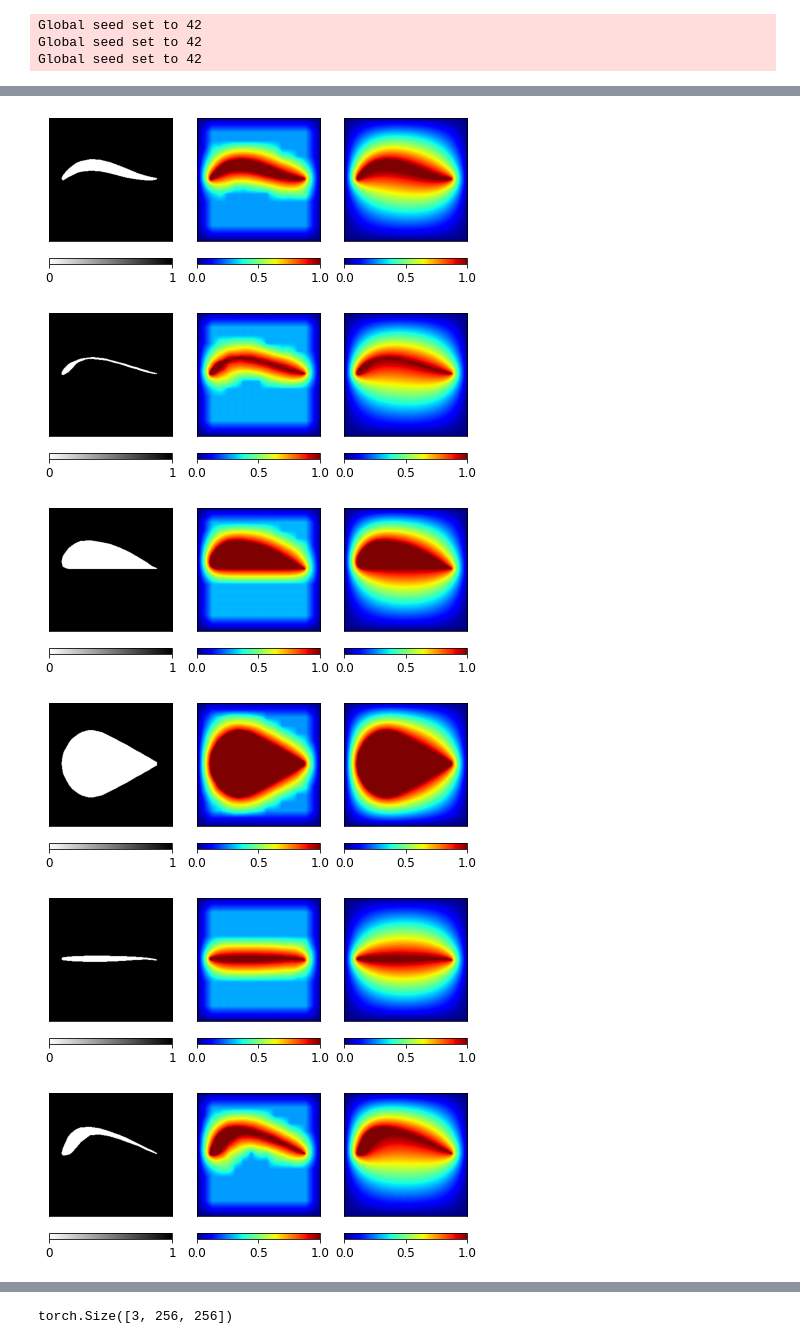
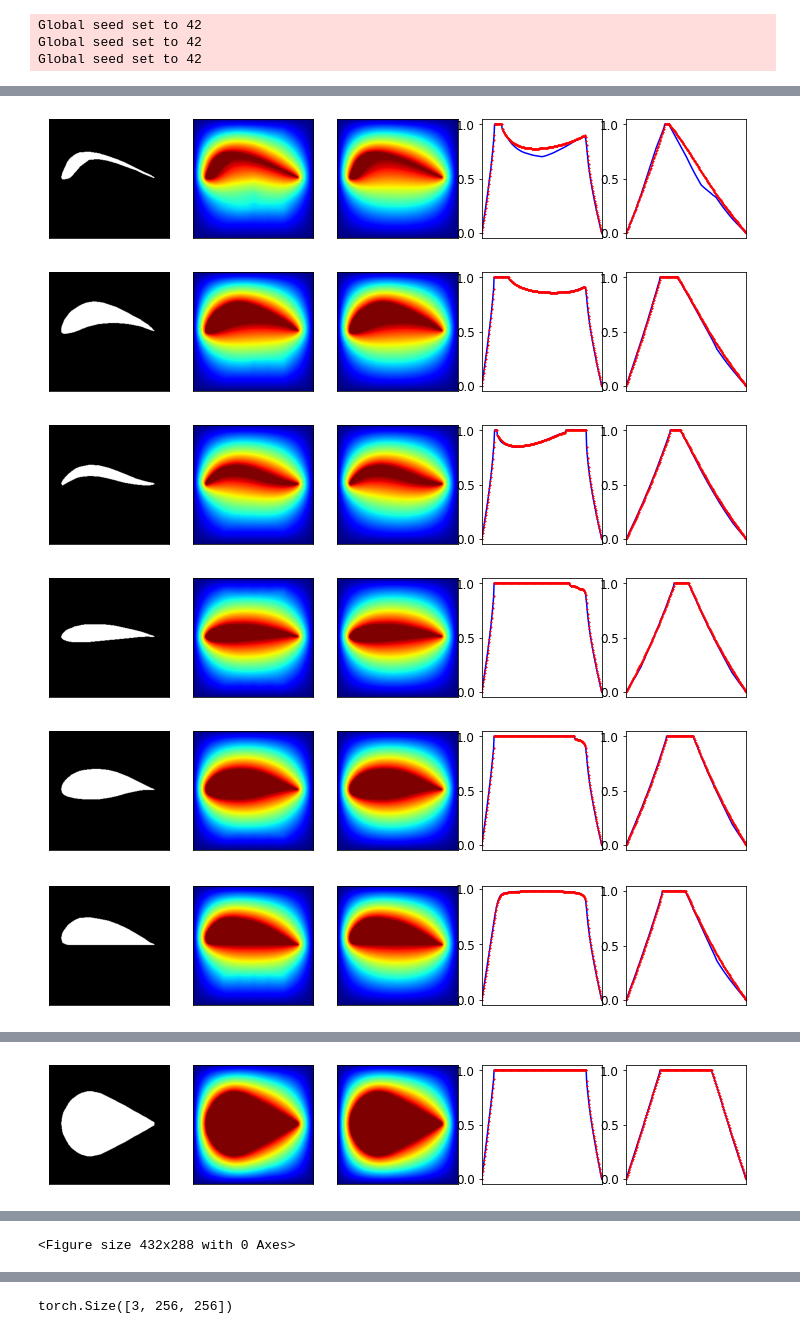
Before and after one commit to adityabalu/DiffNet, a Jupyter notebook: examples/poisson/parametric/q1_complex_immersed_background.ipynb, the cells around one changed output, grey strips where cells are left out. Saved outputs shown, nothing was run; the diff lists cells and outputs as text; code cells hidden in the pictures.

```diff
--- a/examples/poisson/parametric/q1_complex_immersed_background.ipynb
+++ b/examples/poisson/parametric/q1_complex_immersed_background.ipynb
@@ -118,8 +118,14 @@ def query_plot_contours_and_save_SINGLEROW(dirpath,nu,f,u, saveid=None):
     # plt.close('all')
     plt.show()
 # %%
-dirname = './complex_immersed_background/version_29/selected_query_inputs'
-case_dir = './complex_immersed_background/version_29'
+# dirname = './complex_immersed_background/version_27/selected_query_inputs'
+# case_dir = './complex_immersed_background/version_27'
+# dirname = './complex_immersed_background/version_29/selected_query_inputs'
+# case_dir = './complex_immersed_background/version_29'
+# dirname = './complex_immersed_background/version_58/selected_query_inputs'
+# case_dir = './complex_immersed_background/version_58'
+dirname = './complex_immersed_background/version_59/selected_query_inputs'
+case_dir = './complex_immersed_background/version_59'
 query_out_path = os.path.join(case_dir, 'selected_query_outputs')
 if not os.path.exists(query_out_path):
     os.makedirs(query_out_path)
@@ -410,41 +395,53 @@ on_before_accelerator_backend_setup     |  7.6829e-06           |1
 # %%
 for i in range(nsample):
     # core query code
     nu = nu_par_list[i]
     u_par = u_par_list[i]
     u_single = u_single_list[i]
 
     # plotting
     num_query = 1
     plt_num_row = num_query
-    plt_num_col = 3
-    fig, axs = plt.subplots(plt_num_row, plt_num_col, figsize=(2.5*plt_num_col,3*plt_num_row),
-                        subplot_kw={'aspect': 'auto'}, sharex=True, sharey=True, squeeze=True)
+    plt_num_col = 5
+    fig, axs = plt.subplots(plt_num_row, plt_num_col, figsize=(2.5*plt_num_col,2.2*plt_num_row),
+                        subplot_kw={'aspect': 'auto'}, sharex=True, sharey=False, squeeze=True)
 #     fig, axs = plt.subplots(plt_num_row, plt_num_col, figsize=(2*plt_num_col,2*plt_num_row),
 #                         subplot_kw={'aspect': 'auto'},sharey=True)
     #fig.tight_layout()
-    for ax in axs:
-        ax.set_xticks([])
-        ax.set_yticks([])
+#     for ax in axs:
+#         ax.set_xticks([])
+#         ax.set_yticks([])
+    for i in range(3):
+            axs[i].set_xticks([])
+            axs[i].set_yticks([])
 
     for idx in range(num_query):
         # extract diffusivity and boundary conditions here
-        im0 = axs[0].imshow(nu,cmap='gray_r')
-        cb = fig.colorbar(im0, ax=axs[0], fraction=0.04, pad=0.1,orientation="horizontal")
-        cb.set_ticks([0,1])
-        cb.set_ticklabels([0,1])
-        im1 = axs[1].imshow(u_par,cmap='jet')
-        fig.colorbar(im1, ax=axs[1], fraction=0.04, pad=0.1,orientation="horizontal")
-        im2 = axs[2].imshow(u_single,cmap='jet')
-        fig.colorbar(im2, ax=axs[2], fraction=0.04, pad=0.1,orientation="horizontal")
+        im0 = axs[0].imshow(nu,cmap='gray_r',aspect="auto")
+#         cb = fig.colorbar(im0, ax=axs[0], fraction=0.04, pad=0.1,orientation="horizontal")
+#         cb.set_ticks([0,1])
+#         cb.set_ticklabels([0,1])
+        im1 = axs[1].imshow(u_par,cmap='jet',aspect="auto")
+#         fig.colorbar(im1, ax=axs[1], fraction=0.04, pad=0.1,orientation="horizontal")
+        im2 = axs[2].imshow(u_single,cmap='jet',aspect="auto")
+#         fig.colorbar(im2, ax=axs[2], fraction=0.04, pad=0.1,orientation="horizontal")
+        rowid = 128
+        colid = 128
+        im = axs[3].plot(u_par[rowid,:], 'b-')
+        im = axs[3].plot(u_single[rowid,:], 'r*',markersize=1.5)
+        im = axs[4].plot(u_par[:,colid], 'b-')
+        im = axs[4].plot(u_single[:,colid], 'r*',markersize=1.5)
     # plt.close('all')
 #     plt.tight_layout()
+#     fig.subplots_adjust(bottom=0, top=0, left=0, right=0)
     plt.savefig(os.path.join(query_out_path,'q_'+str(i)+'.png'))
     plt.show()
+plt.savefig(os.path.join(query_out_path,'q_all-1.png'))
+plt.show()
 # %% [output]
-[figure, old version]
+[figure, new version]
-[figure, old version]
+[figure, new version]
-[figure, old version]
+[figure, new version]
-[figure, old version]
+[figure, new version]
-[figure, old version]
+[figure, new version]
-[figure, old version]
+[figure, new version]
@@ -451,0 +449 @@ for i in range(nsample):
+[figure, added]
@@ -451,0 +451 @@ for i in range(nsample):
+<Figure size 432x288 with 0 Axes>
```
Also changed, not shown: parts of 8 cells of this notebook, 4 other files.
